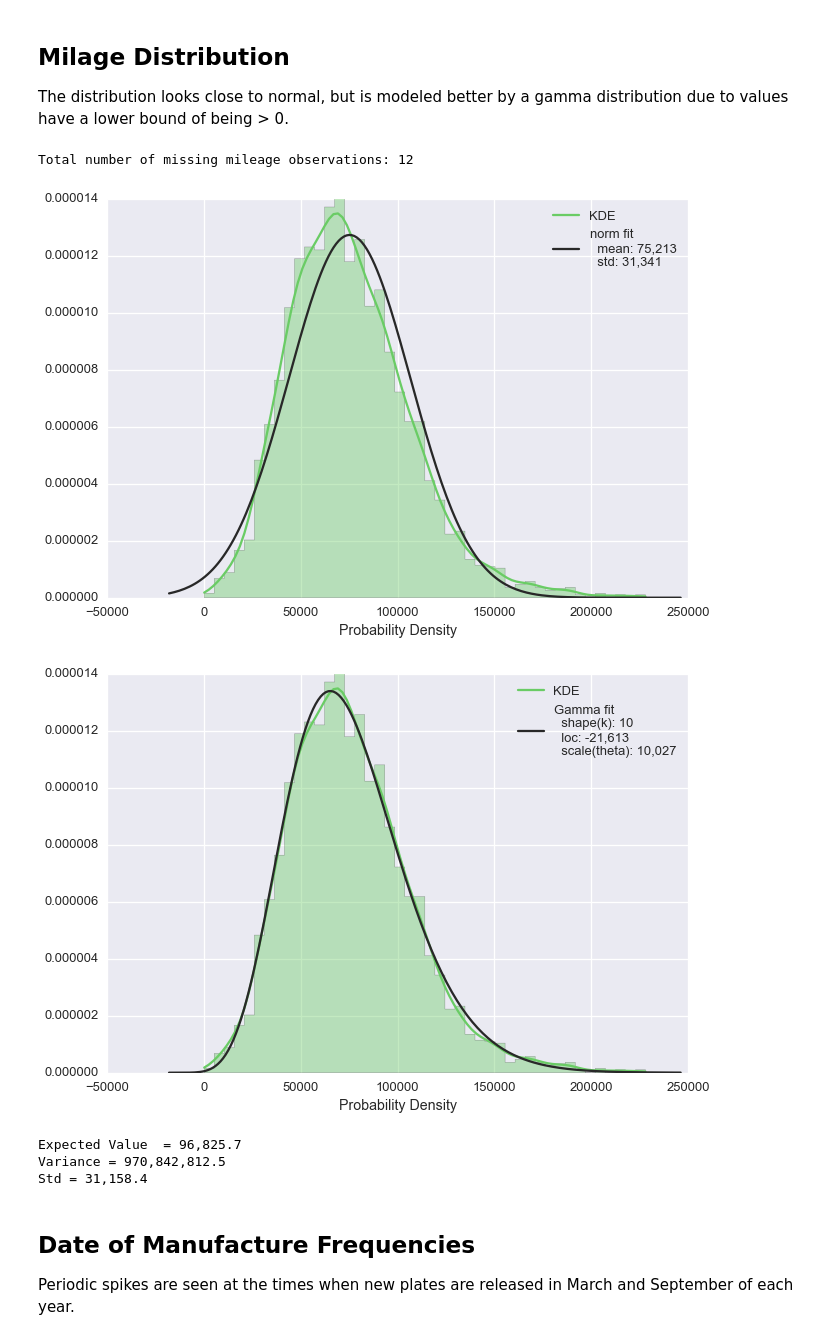
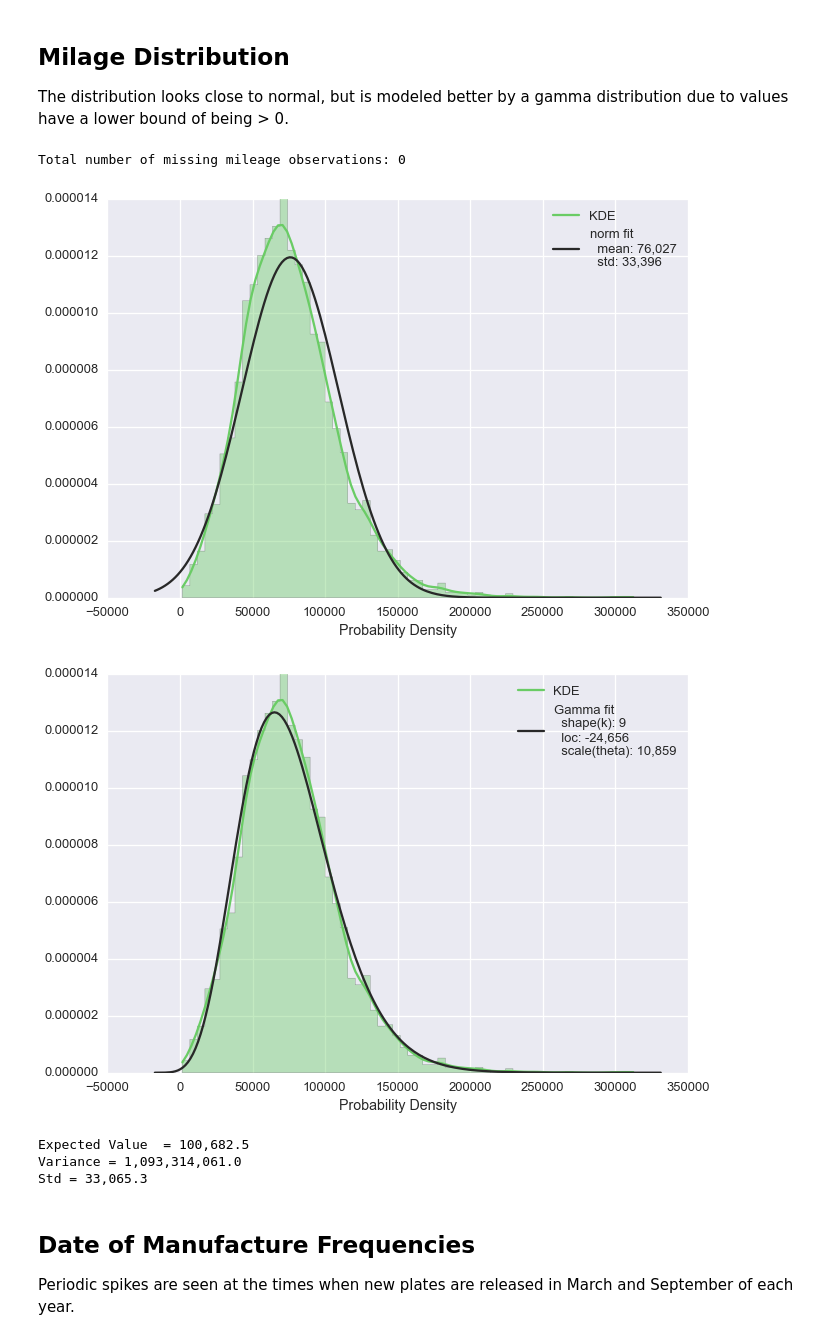
Before and after one commit to MrKriss/CarAuctionAnalysis, a Jupyter notebook: Car_Auction_EDA.ipynb, the cells around one changed output. Saved outputs shown, nothing was run; the diff lists cells and outputs as text; code cells hidden in the pictures.

Commit message:
Refactored to use new data sourcing and cleaning script

```diff
--- a/Car_Auction_EDA.ipynb
+++ b/Car_Auction_EDA.ipynb
@@ -31,14 +30,0 @@ sns.palplot(sns.color_palette("muted"))
-# %%
-df_raw = pd.read_csv('car_auction_raw.csv')
-df_enc = pd.read_csv('car_auction_enc.csv')
-
-# Decoders for factor variables represented using ordinal encodeing
-make_decoder = np.unique(df_raw.make)
-model_decoder = np.unique(df_raw.model)
-class_decoder = np.unique(df_raw['class'])
-
-#Convert Year back to datatime datatype
-df_enc['year'] = pd.to_datetime(df_enc.year, coerce=True, infer_datetime_format=True)
-year_decoder = np.unique(df_enc.year)
-
-df_enc.head()
@@ -52,3 +33,12 @@ df_enc.head()
+# %%
+# Fetch new data if it has not been downloaded already. Else read from disk
+if not os.path.exists('cca_data_enc.csv'):
+    html_entries = source_data.fetch_all_html_entries()
+    df_raw = source_data.parse_html_entries(html_entries, output_file='cca_data_raw.csv')
+    df_pro = source_data.preprocess(df_raw, output_file='cca_data_pro.csv')
+    df_enc, decoder = source_data.encode(df_pro, output_file='cca_data_enc.csv')
+else:
+    df_raw, df_pro, df_enc, decoder = source_data.load_data_from_disk()
 # %% [markdown]
 ### Unique Value Counts per Feature
 # %%
@@ -109,31 +99,34 @@ plt.xlabel(u'Mileage')
 plt.xlabel(u'Probability Density')
 sns.despine()
 # %% [output]
-Total number of missing mileage observations: 12
+Total number of missing mileage observations: 0
-[figure, old version]
+[figure, new version]
 # %%
 # Distribution fitting - Gamma Distribution
 param = stats.gamma.fit(data['mileage'])
 
+fit_label = ("Gamma fit\n  shape(k): {0:,.0f}\n  loc: {1:,.0f}\n  scale(theta): "
+             "{2:,.0f}".format(param[0], param[1], param[2]))
+
 sns.distplot(data['mileage'], fit=stats.gamma, color=muted[1],
              kde_kws={"label": "KDE"},
              hist_kws={"histtype": "stepfilled"},
-             fit_kws={"label": "Gamma fit\n  shape(k): {0:,.0f}\n  loc: {1:,.0f}\n  scale(theta): {2:,.0f}".format(param[0], param[1], param[2])}
+             fit_kws={"label": fit_label}
             )
 plt.legend()
 plt.xlabel(u'Mileage')
 plt.xlabel(u'Probability Density')
 sns.despine()
 # %% [output]
-[figure, old version]
+[figure, new version]
 # %%
 print('Expected Value  = {:,.1f}'.format(param[0]*param[2]))
 print('Variance = {:,.1f}'.format(param[0]*param[2]**2))
 print('Std = {:,.1f}'.format(np.sqrt(param[0]*param[2]**2)))
 # %% [output]
-Expected Value  = 96,825.7
-Variance = 970,842,812.5
-Std = 31,158.4
+Expected Value  = 100,682.5
+Variance = 1,093,314,061.0
+Std = 33,065.3
 # %% [markdown]
 ## Date of Manufacture Frequencies
 
```
Also changed, not shown: parts of 17 cells of this notebook.
